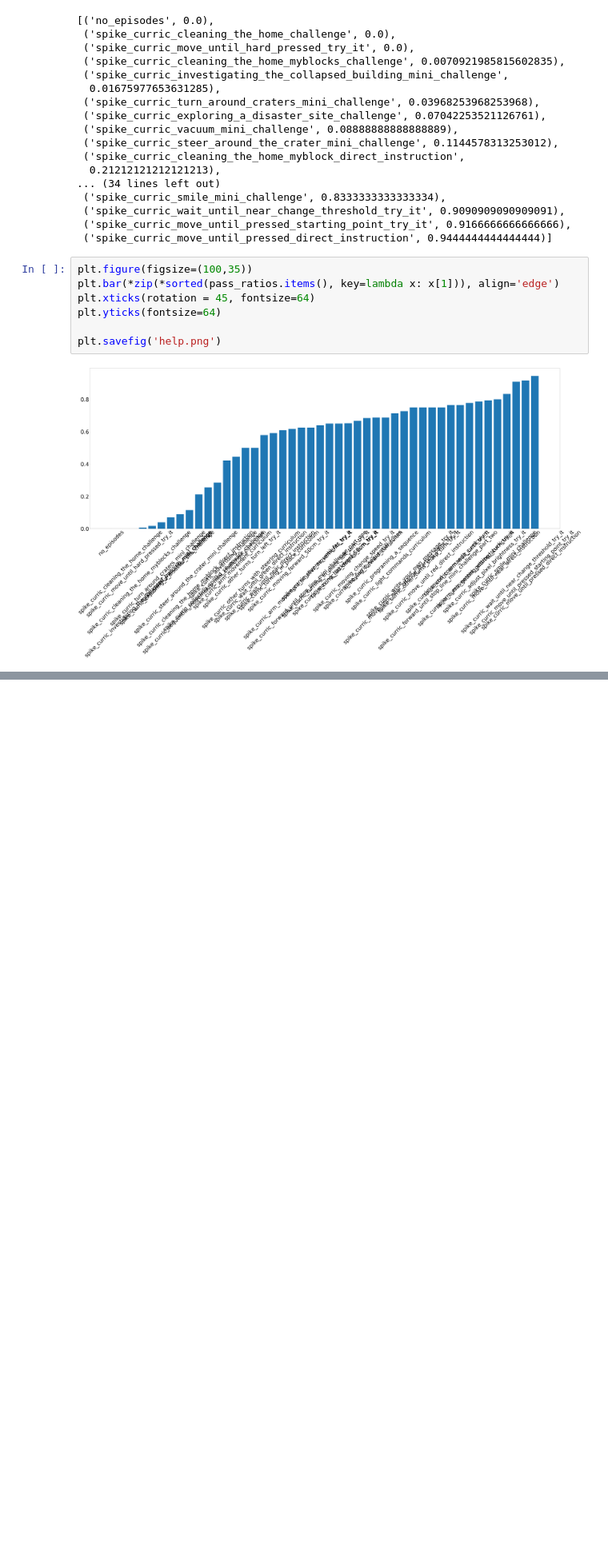
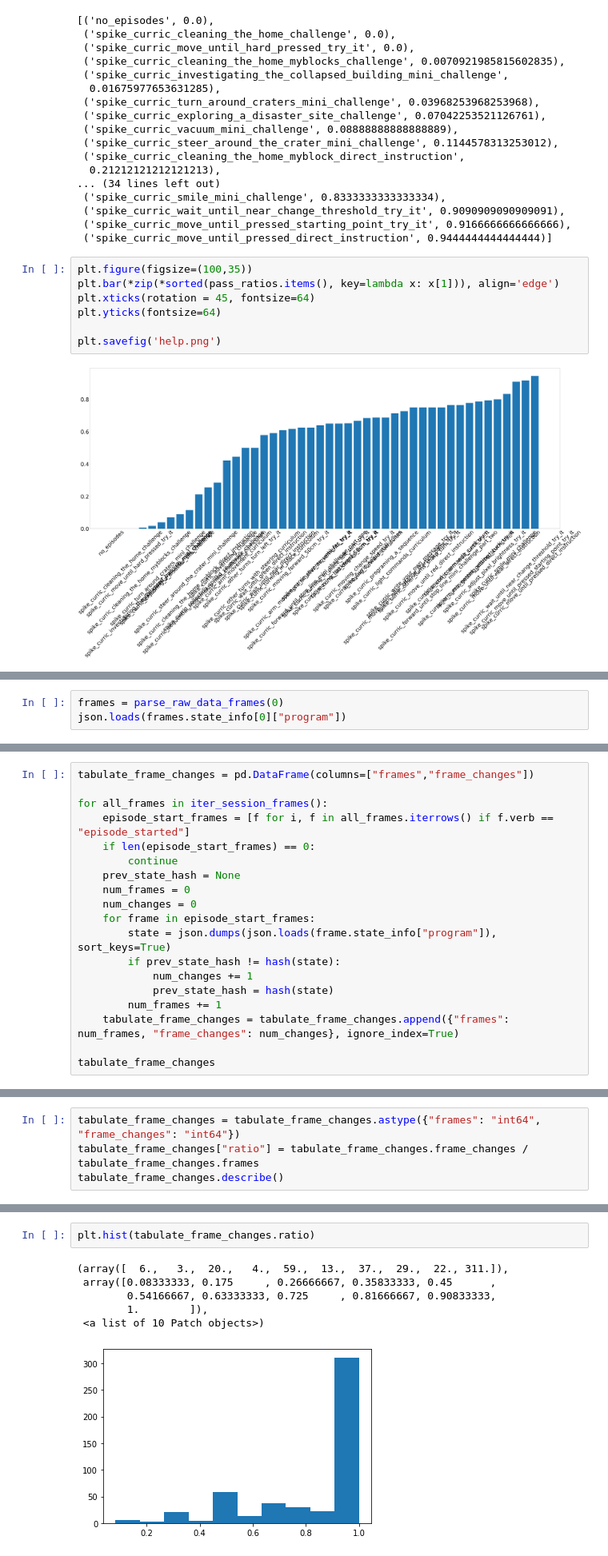
Before and after one commit to cmroboticsacademy/facilitate, a Jupyter notebook: initial_stats.ipynb, the cells around one changed output, grey strips where cells are left out. Shown at 80% size. Drawn from its saved outputs; the diff is of its cells as text; blank space fills up the shorter version.

```diff
--- a/initial_stats.ipynb
+++ b/initial_stats.ipynb
@@ -442,0 +595,3 @@ TypeError: 'int' object is not subscriptable
+# %%
+frames = parse_raw_data_frames(0)
+json.loads(frames.state_info[0]["program"])
@@ -442,0 +616,19 @@ TypeError: 'int' object is not subscriptable
+# %%
+tabulate_frame_changes = pd.DataFrame(columns=["frames","frame_changes"])
+
+for all_frames in iter_session_frames():
+    episode_start_frames = [f for i, f in all_frames.iterrows() if f.verb == "episode_started"]
+    if len(episode_start_frames) == 0:
+        continue
+    prev_state_hash = None
+    num_frames = 0
+    num_changes = 0
+    for frame in episode_start_frames:
+        state = json.dumps(json.loads(frame.state_info["program"]), sort_keys=True)
+        if prev_state_hash != hash(state):
+            num_changes += 1
+            prev_state_hash = hash(state)
+        num_frames += 1
+    tabulate_frame_changes = tabulate_frame_changes.append({"frames": num_frames, "frame_changes": num_changes}, ignore_index=True)
+
+tabulate_frame_changes
@@ -442,0 +649,4 @@ TypeError: 'int' object is not subscriptable
+# %%
+tabulate_frame_changes = tabulate_frame_changes.astype({"frames": "int64", "frame_changes": "int64"})
+tabulate_frame_changes["ratio"] = tabulate_frame_changes.frame_changes / tabulate_frame_changes.frames
+tabulate_frame_changes.describe()
@@ -442,0 +663,9 @@ TypeError: 'int' object is not subscriptable
+# %%
+plt.hist(tabulate_frame_changes.ratio)
+# %% [output]
+(array([  6.,   3.,  20.,   4.,  59.,  13.,  37.,  29.,  22., 311.]),
+ array([0.08333333, 0.175     , 0.26666667, 0.35833333, 0.45      ,
+        0.54166667, 0.63333333, 0.725     , 0.81666667, 0.90833333,
+        1.        ]),
+ <a list of 10 Patch objects>)
+[figure, added]
```
Also changed, not shown: parts of 32 cells of this notebook, 2 other files.
